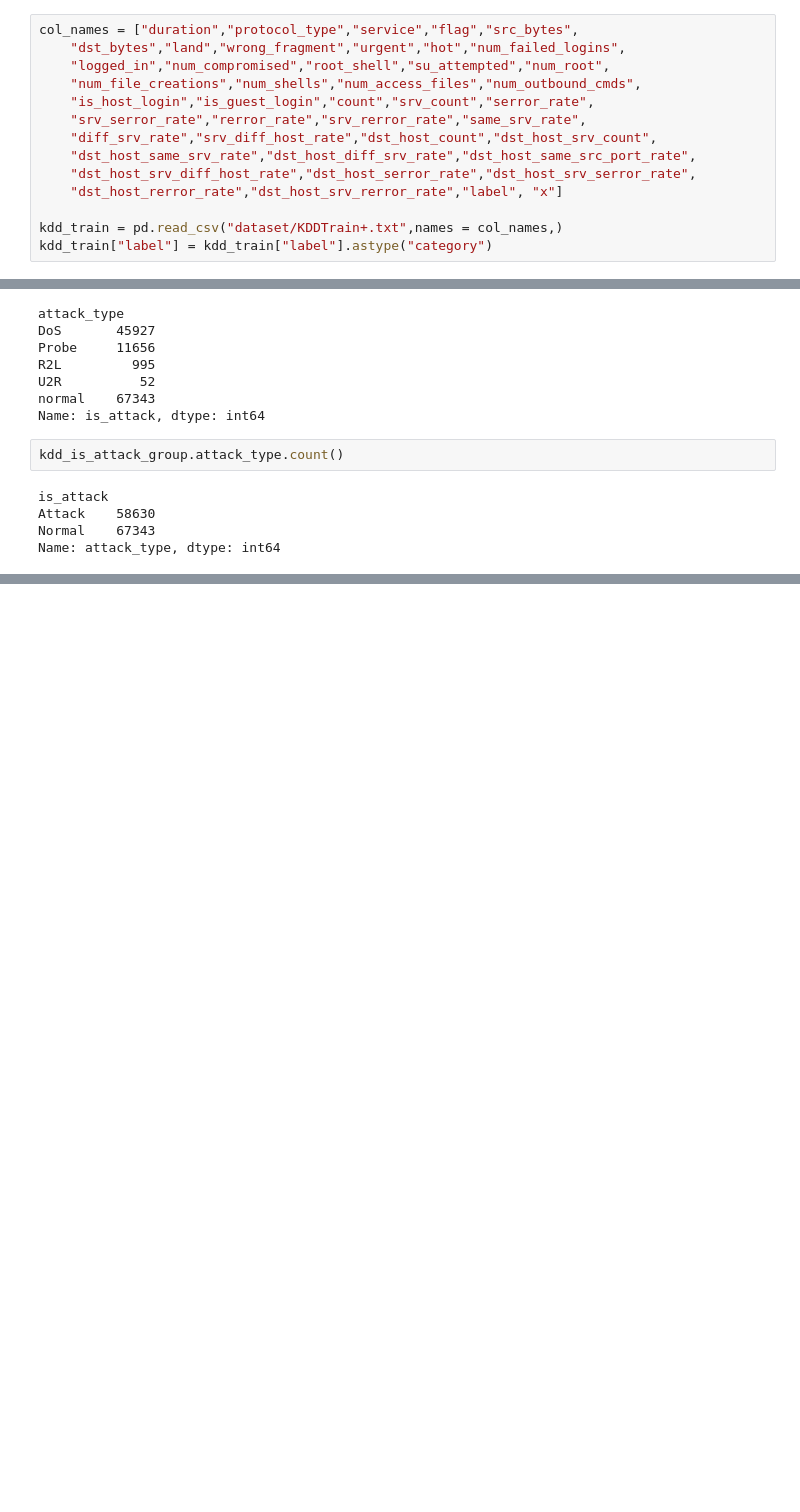
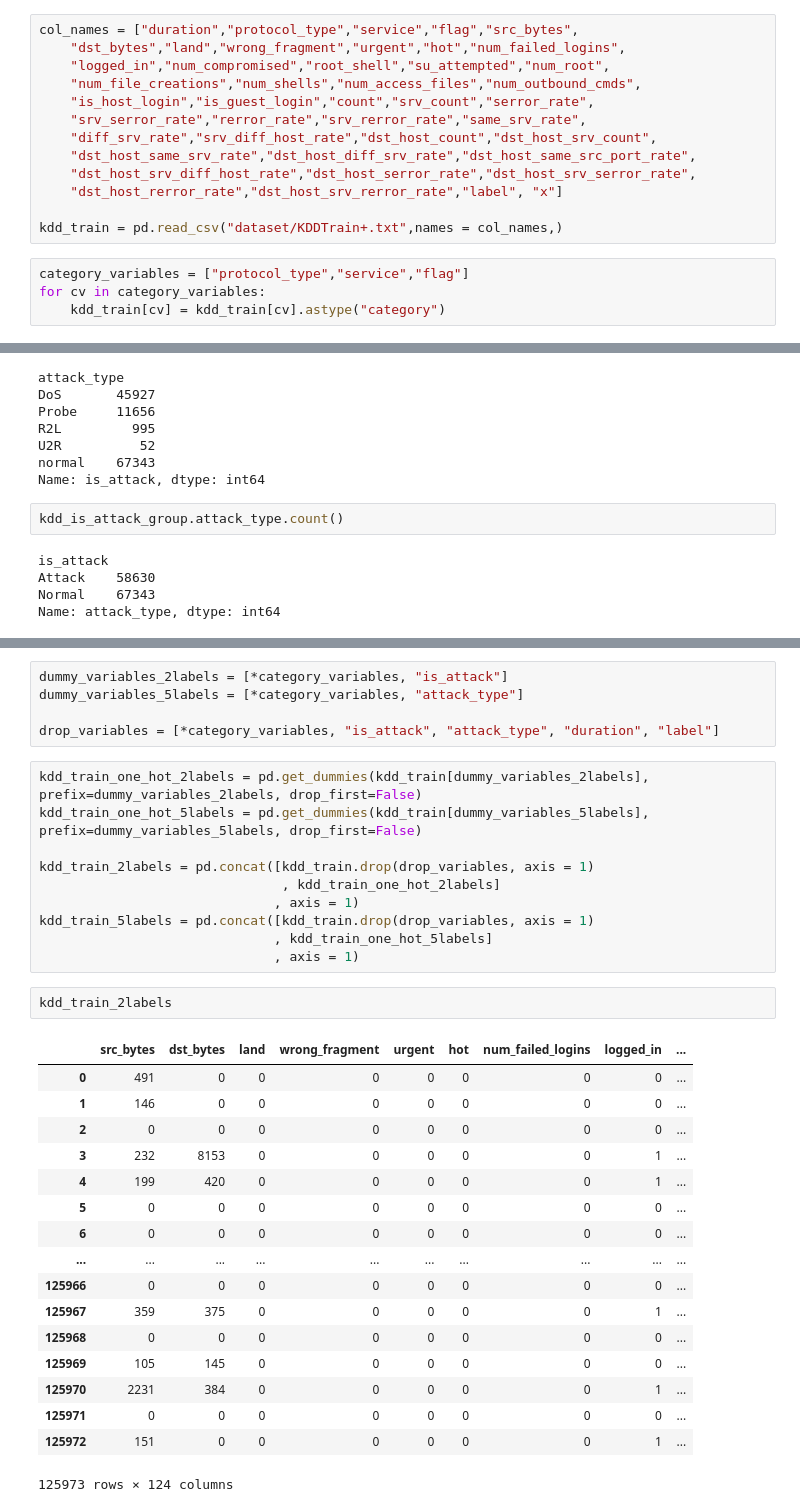
Before and after one commit to rkmalaiya/network_anomaly_detection_deep_learning, a Jupyter notebook: eda.ipynb, the cells around one changed output, grey strips where cells are left out. Drawn from its saved outputs; the diff is of its cells as text; blank space fills up the shorter version.

```diff
--- a/eda.ipynb
+++ b/eda.ipynb
@@ -18,7 +18,10 @@ col_names = ["duration","protocol_type","service","flag","src_bytes",
     "dst_host_rerror_rate","dst_host_srv_rerror_rate","label", "x"]
 
 kdd_train = pd.read_csv("dataset/KDDTrain+.txt",names = col_names,)
-kdd_train["label"] = kdd_train["label"].astype("category")
+# %%
+category_variables = ["protocol_type","service","flag"]
+for cv in category_variables:
+    kdd_train[cv] = kdd_train[cv].astype("category")
 # %%
 kdd_train
 # %% [output]
@@ -198,0 +183,35 @@ dtype: int64
+# %%
+dummy_variables_2labels = [*category_variables, "is_attack"]
+dummy_variables_5labels = [*category_variables, "attack_type"]
+
+drop_variables = [*category_variables, "is_attack", "attack_type", "duration", "label"]
+# %%
+kdd_train_one_hot_2labels = pd.get_dummies(kdd_train[dummy_variables_2labels], prefix=dummy_variables_2labels, drop_first=False)
+kdd_train_one_hot_5labels = pd.get_dummies(kdd_train[dummy_variables_5labels], prefix=dummy_variables_5labels, drop_first=False)
+
+kdd_train_2labels = pd.concat([kdd_train.drop(drop_variables, axis = 1)
+                               , kdd_train_one_hot_2labels]
+                              , axis = 1)
+kdd_train_5labels = pd.concat([kdd_train.drop(drop_variables, axis = 1)
+                              , kdd_train_one_hot_5labels]
+                              , axis = 1)
+# %%
+kdd_train_2labels
+# %% [output]
+|  | src_bytes | dst_bytes | land | wrong_fragment | urgent | hot | num_failed_logins | logged_in | ... |
+| 0 | 491 | 0 | 0 | 0 | 0 | 0 | 0 | 0 | ... |
+| 1 | 146 | 0 | 0 | 0 | 0 | 0 | 0 | 0 | ... |
+| 2 | 0 | 0 | 0 | 0 | 0 | 0 | 0 | 0 | ... |
+| 3 | 232 | 8153 | 0 | 0 | 0 | 0 | 0 | 1 | ... |
+| 4 | 199 | 420 | 0 | 0 | 0 | 0 | 0 | 1 | ... |
+| 5 | 0 | 0 | 0 | 0 | 0 | 0 | 0 | 0 | ... |
+| 6 | 0 | 0 | 0 | 0 | 0 | 0 | 0 | 0 | ... |
+| ... | ... | ... | ... | ... | ... | ... | ... | ... | ... |
+| 125966 | 0 | 0 | 0 | 0 | 0 | 0 | 0 | 0 | ... |
+| 125967 | 359 | 375 | 0 | 0 | 0 | 0 | 0 | 1 | ... |
+| 125968 | 0 | 0 | 0 | 0 | 0 | 0 | 0 | 0 | ... |
+| 125969 | 105 | 145 | 0 | 0 | 0 | 0 | 0 | 0 | ... |
+| 125970 | 2231 | 384 | 0 | 0 | 0 | 0 | 0 | 1 | ... |
+| 125971 | 0 | 0 | 0 | 0 | 0 | 0 | 0 | 0 | ... |
+| 125972 | 151 | 0 | 0 | 0 | 0 | 0 | 0 | 1 | ... |
+125973 rows × 124 columns
```
Also changed, not shown: parts of 8 cells of this notebook, 1 other file.
